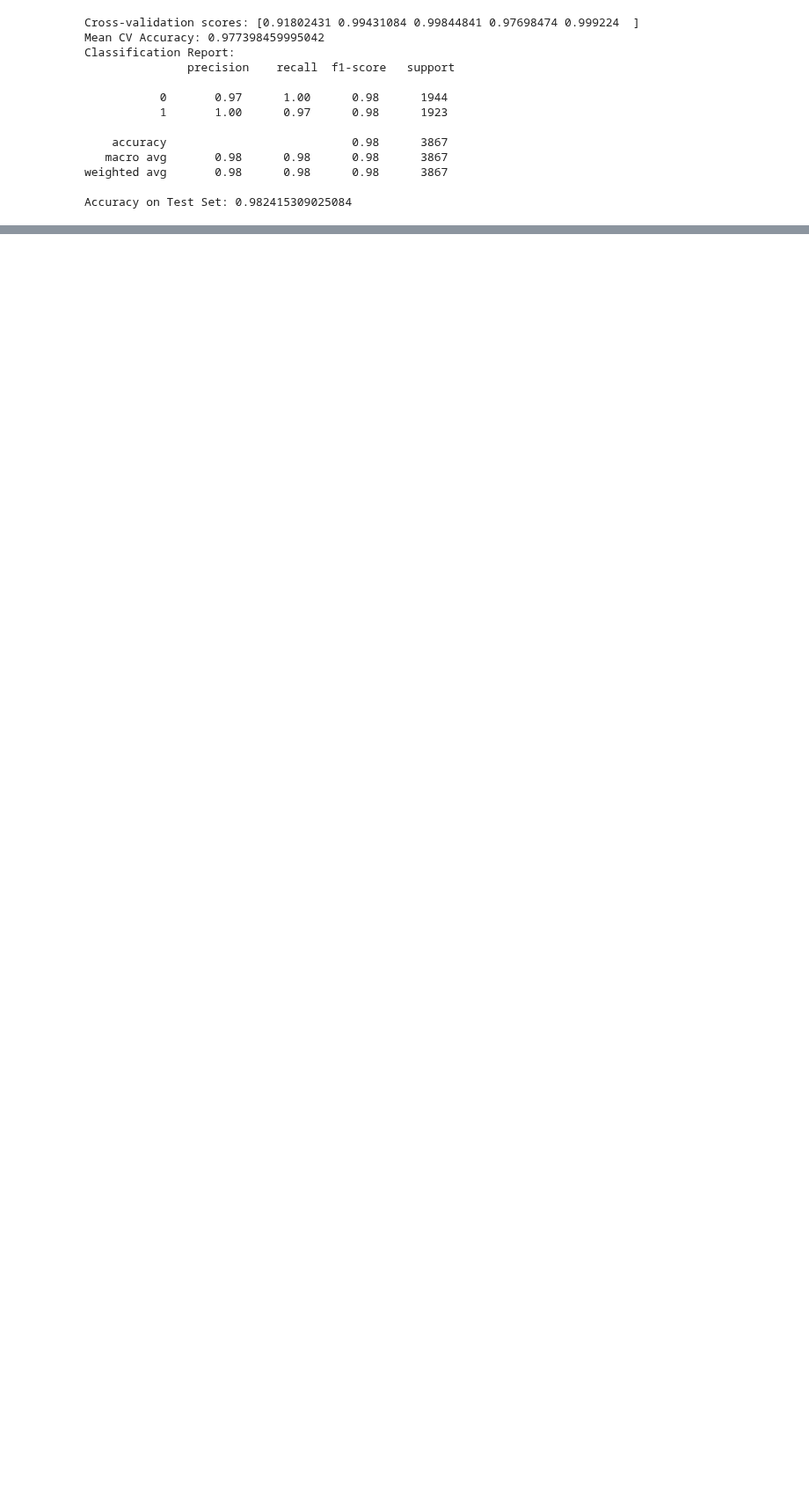
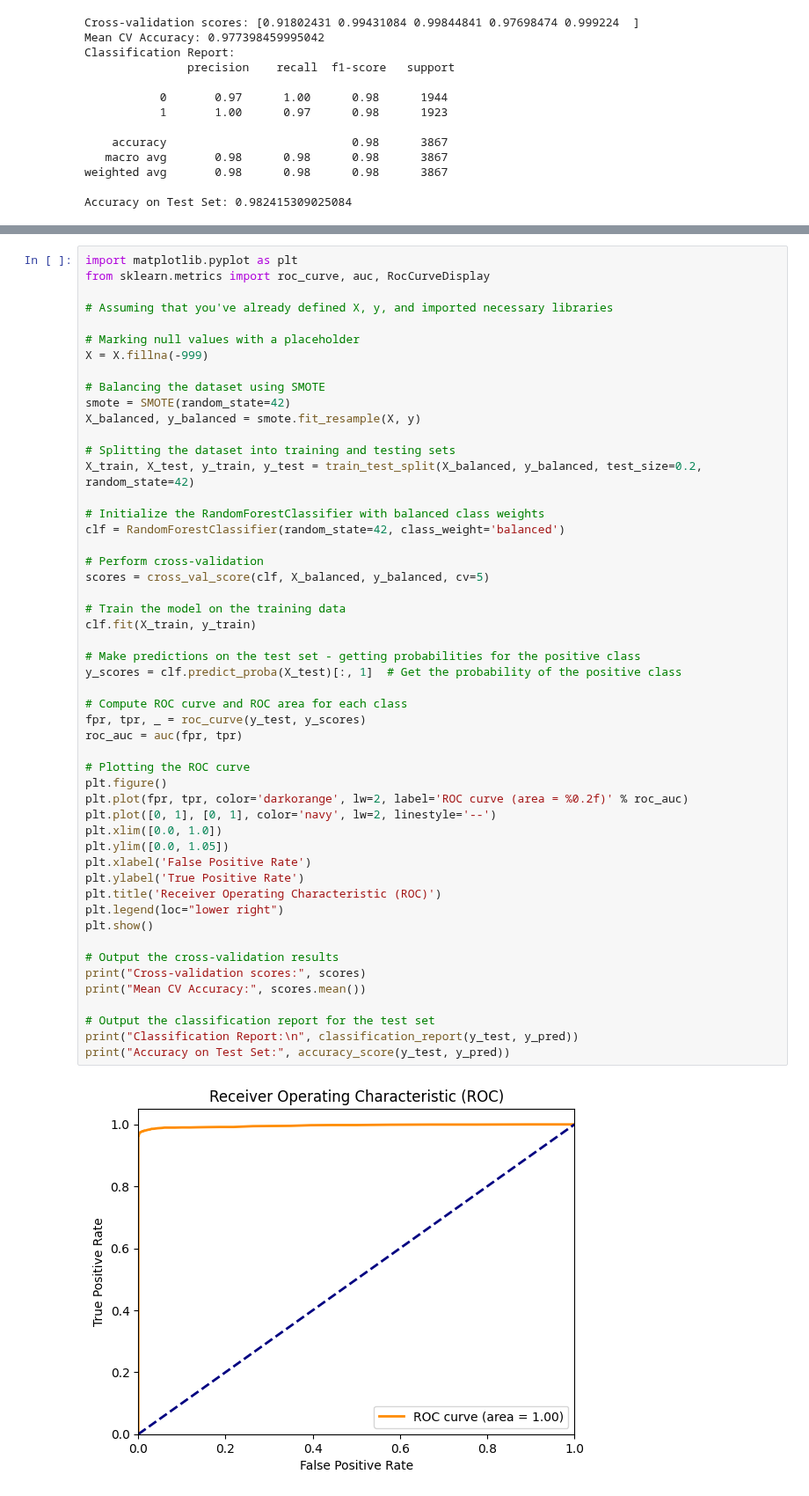
Before and after one commit to DataScienceAndEngineering/machine-learning-dse-i210-final-project-credit-risk, a Jupyter notebook: notebooks/SG_model_building.ipynb, the cells around one changed output, grey strips where cells are left out. Shown at 88% size. Drawn from its saved outputs; the diff is of its cells as text; blank space fills up the shorter version.

```diff
--- a/notebooks/SG_model_building.ipynb
+++ b/notebooks/SG_model_building.ipynb
@@ -287,0 +320,53 @@ param_grid = {
+# %%
+import matplotlib.pyplot as plt
+from sklearn.metrics import roc_curve, auc, RocCurveDisplay
+
+# Assuming that you've already defined X, y, and imported necessary libraries
+
+# Marking null values with a placeholder
+X = X.fillna(-999)
+
+# Balancing the dataset using SMOTE
+smote = SMOTE(random_state=42)
+X_balanced, y_balanced = smote.fit_resample(X, y)
+
+# Splitting the dataset into training and testing sets
+X_train, X_test, y_train, y_test = train_test_split(X_balanced, y_balanced, test_size=0.2, random_state=42)
+
+# Initialize the RandomForestClassifier with balanced class weights
+clf = RandomForestClassifier(random_state=42, class_weight='balanced')
+
+# Perform cross-validation
+scores = cross_val_score(clf, X_balanced, y_balanced, cv=5)
+
+# Train the model on the training data
+clf.fit(X_train, y_train)
+
+# Make predictions on the test set - getting probabilities for the positive class
+y_scores = clf.predict_proba(X_test)[:, 1]  # Get the probability of the positive class
+
+# Compute ROC curve and ROC area for each class
+fpr, tpr, _ = roc_curve(y_test, y_scores)
+roc_auc = auc(fpr, tpr)
+
+# Plotting the ROC curve
+plt.figure()
+plt.plot(fpr, tpr, color='darkorange', lw=2, label='ROC curve (area = %0.2f)' % roc_auc)
+plt.plot([0, 1], [0, 1], color='navy', lw=2, linestyle='--')
+plt.xlim([0.0, 1.0])
+plt.ylim([0.0, 1.05])
+plt.xlabel('False Positive Rate')
+plt.ylabel('True Positive Rate')
+plt.title('Receiver Operating Characteristic (ROC)')
+plt.legend(loc="lower right")
+plt.show()
+
+# Output the cross-validation results
+print("Cross-validation scores:", scores)
+print("Mean CV Accuracy:", scores.mean())
+
+# Output the classification report for the test set
+print("Classification Report:\n", classification_report(y_test, y_pred))
+print("Accuracy on Test Set:", accuracy_score(y_test, y_pred))
+# %% [output]
+[figure, added]
```
Also changed, not shown: parts of 17 cells of this notebook.
